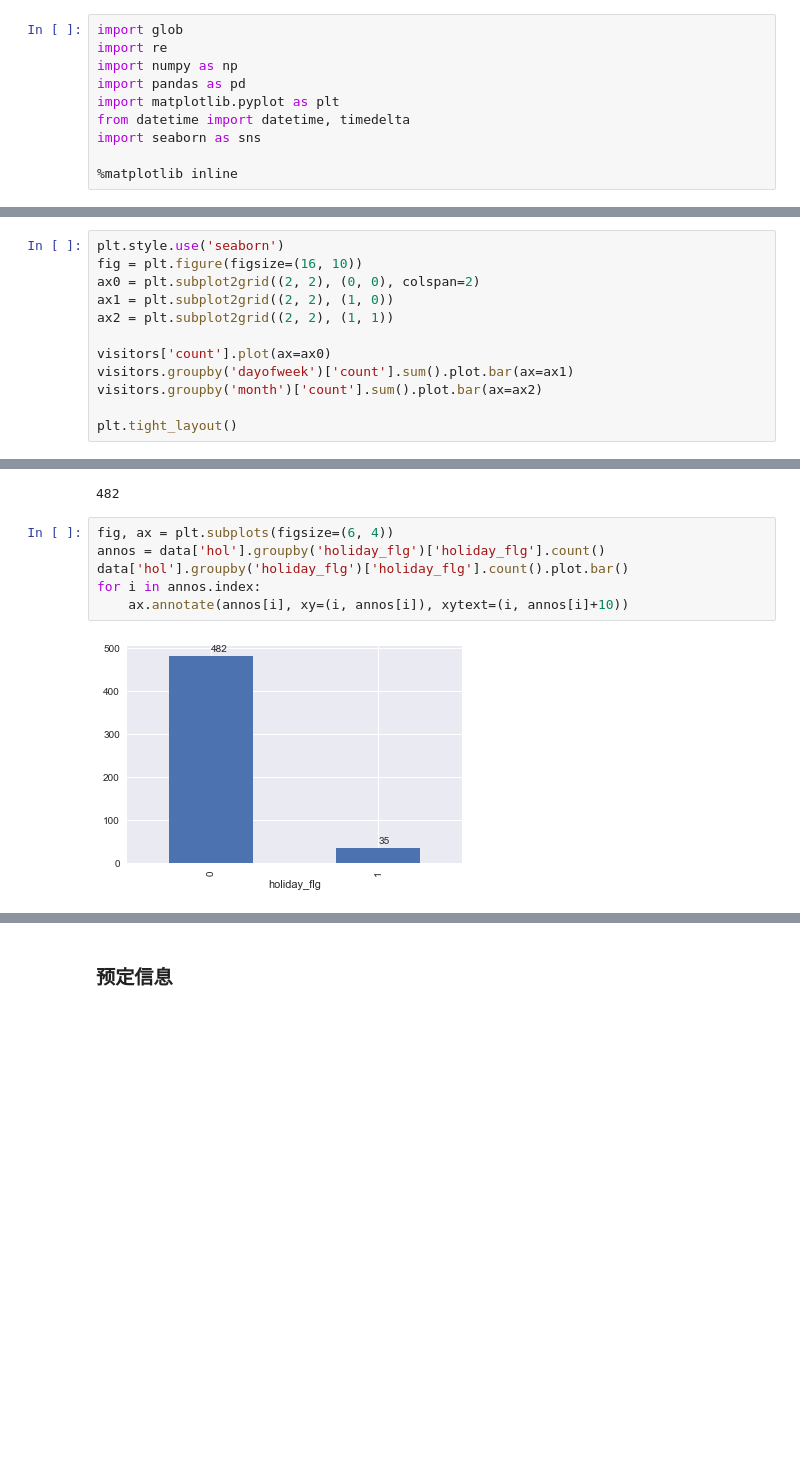
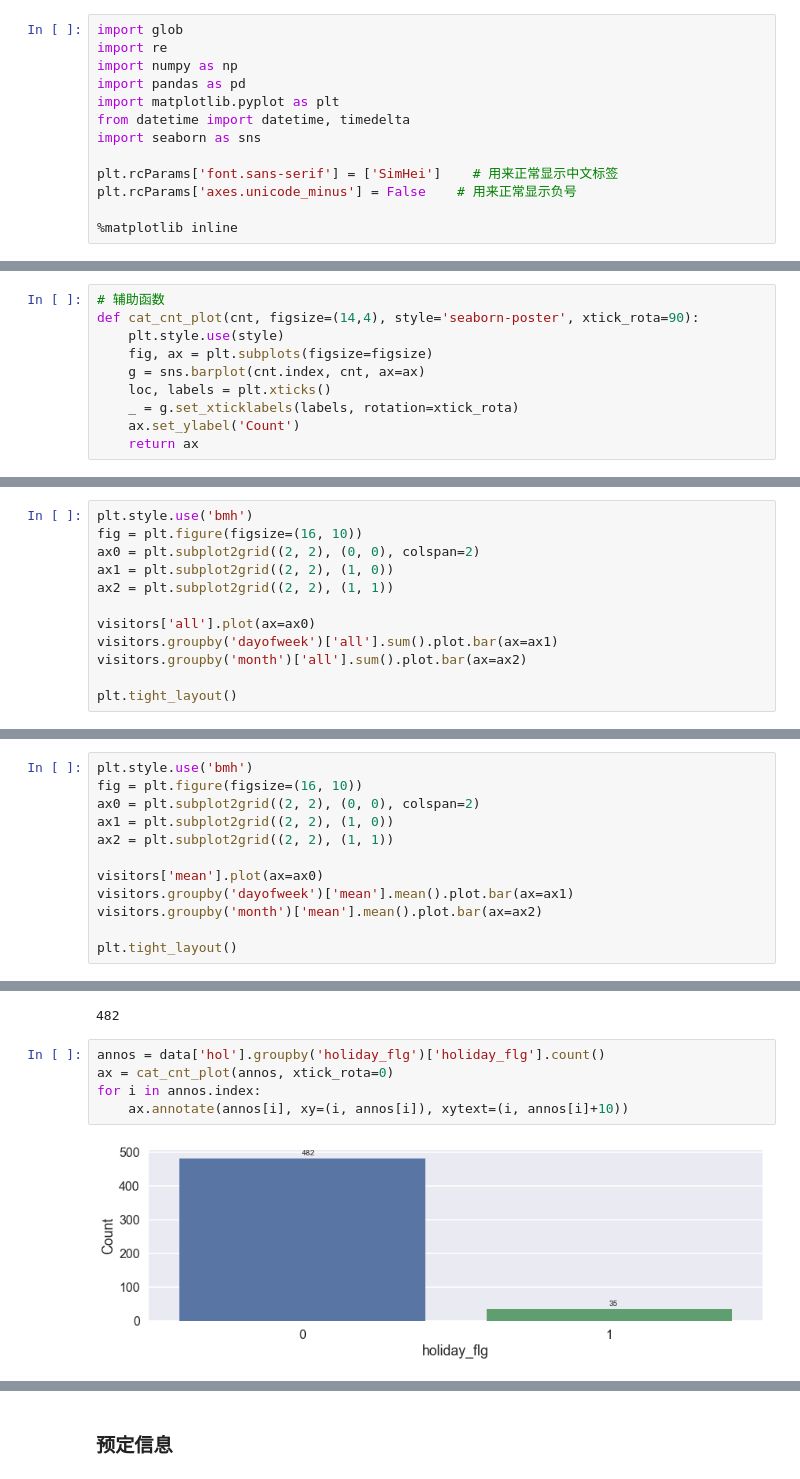
Before and after one commit to shenc3/kaggle_note, a Jupyter notebook: Recruit Restaurant Visitor Forecasting/Restaurant&Visitor.ipynb, the cells around one changed output, grey strips where cells are left out. Cells and saved outputs as stored; diff of their text form; blank space fills up the shorter version.

Commit message:
Change .py to .ipynb, add basic procedure code (Restaurant&Visitor.ipynb).

```diff
--- a/Recruit Restaurant Visitor Forecasting/Restaurant&Visitor.ipynb
+++ b/Recruit Restaurant Visitor Forecasting/Restaurant&Visitor.ipynb
@@ -9,6 +9,9 @@ import matplotlib.pyplot as plt
 from datetime import datetime, timedelta
 import seaborn as sns
 
+plt.rcParams['font.sans-serif'] = ['SimHei']    # 用来正常显示中文标签
+plt.rcParams['axes.unicode_minus'] = False    # 用来正常显示负号
+
 %matplotlib inline
 # %%
 data = {
@@ -24 +47,11 @@ data = {
+# %%
+# 辅助函数
+def cat_cnt_plot(cnt, figsize=(14,4), style='seaborn-poster', xtick_rota=90):
+    plt.style.use(style)
+    fig, ax = plt.subplots(figsize=figsize)
+    g = sns.barplot(cnt.index, cnt, ax=ax)
+    loc, labels = plt.xticks()
+    _ = g.set_xticklabels(labels, rotation=xtick_rota)
+    ax.set_ylabel('Count')
+    return ax
 # %% [markdown]
@@ -65,13 +82,13 @@ plt.style.available
 # %%
-plt.style.use('seaborn')
+plt.style.use('bmh')
 fig = plt.figure(figsize=(16, 10))
 ax0 = plt.subplot2grid((2, 2), (0, 0), colspan=2)
 ax1 = plt.subplot2grid((2, 2), (1, 0))
 ax2 = plt.subplot2grid((2, 2), (1, 1))
 
-visitors['count'].plot(ax=ax0)
-visitors.groupby('dayofweek')['count'].sum().plot.bar(ax=ax1)
-visitors.groupby('month')['count'].sum().plot.bar(ax=ax2)
+visitors['all'].plot(ax=ax0)
+visitors.groupby('dayofweek')['all'].sum().plot.bar(ax=ax1)
+visitors.groupby('month')['all'].sum().plot.bar(ax=ax2)
 
 plt.tight_layout()
 # %% [output]
@@ -78,0 +96,12 @@ plt.tight_layout()
+# %%
+plt.style.use('bmh')
+fig = plt.figure(figsize=(16, 10))
+ax0 = plt.subplot2grid((2, 2), (0, 0), colspan=2)
+ax1 = plt.subplot2grid((2, 2), (1, 0))
+ax2 = plt.subplot2grid((2, 2), (1, 1))
+
+visitors['mean'].plot(ax=ax0)
+visitors.groupby('dayofweek')['mean'].mean().plot.bar(ax=ax1)
+visitors.groupby('month')['mean'].mean().plot.bar(ax=ax2)
+
+plt.tight_layout()
@@ -104,10 +135,9 @@ annos[0]
 # %% [output]
 482
 # %%
-fig, ax = plt.subplots(figsize=(6, 4))
 annos = data['hol'].groupby('holiday_flg')['holiday_flg'].count()
-data['hol'].groupby('holiday_flg')['holiday_flg'].count().plot.bar()
+ax = cat_cnt_plot(annos, xtick_rota=0)
 for i in annos.index:
     ax.annotate(annos[i], xy=(i, annos[i]), xytext=(i, annos[i]+10))
 # %% [output]
-[figure, old version]
+[figure, new version]
```
Also changed, not shown: parts of 46 cells of this notebook, 3 other files.
